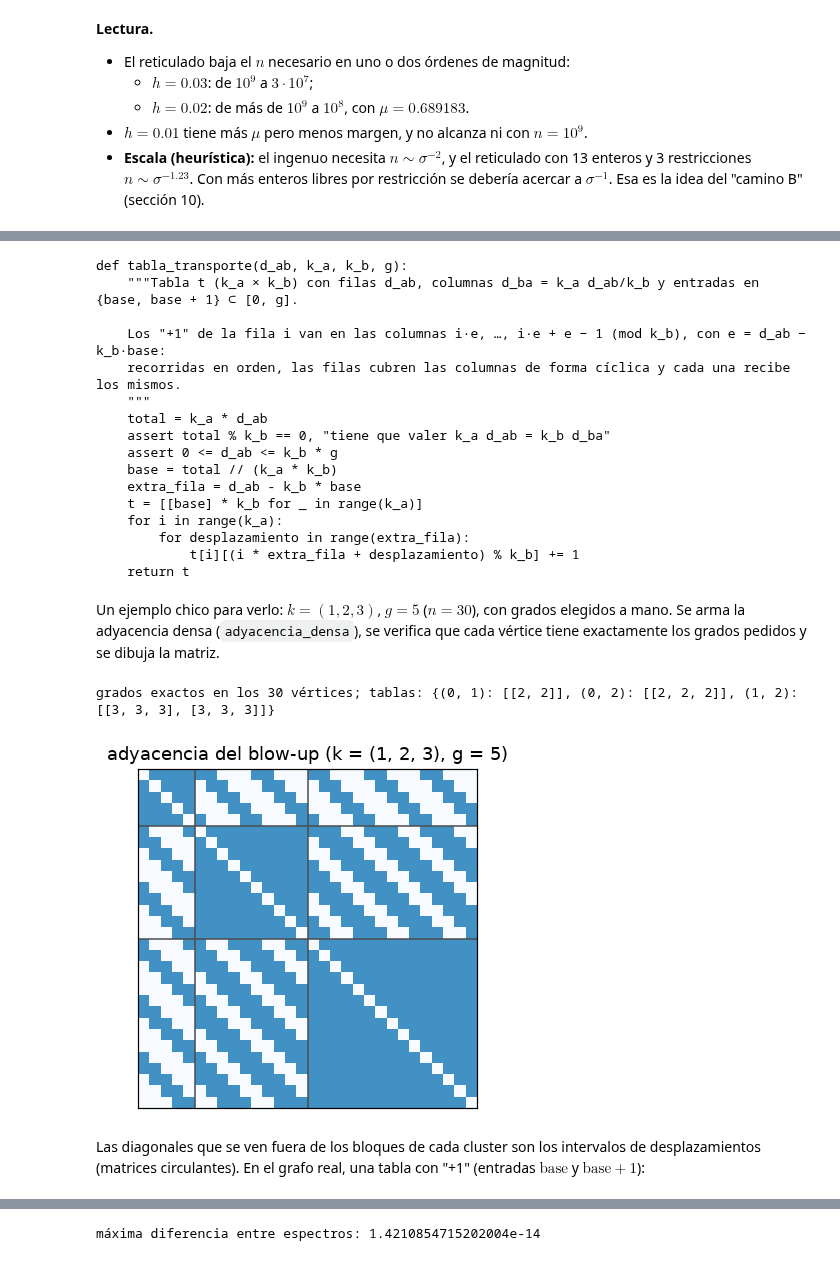
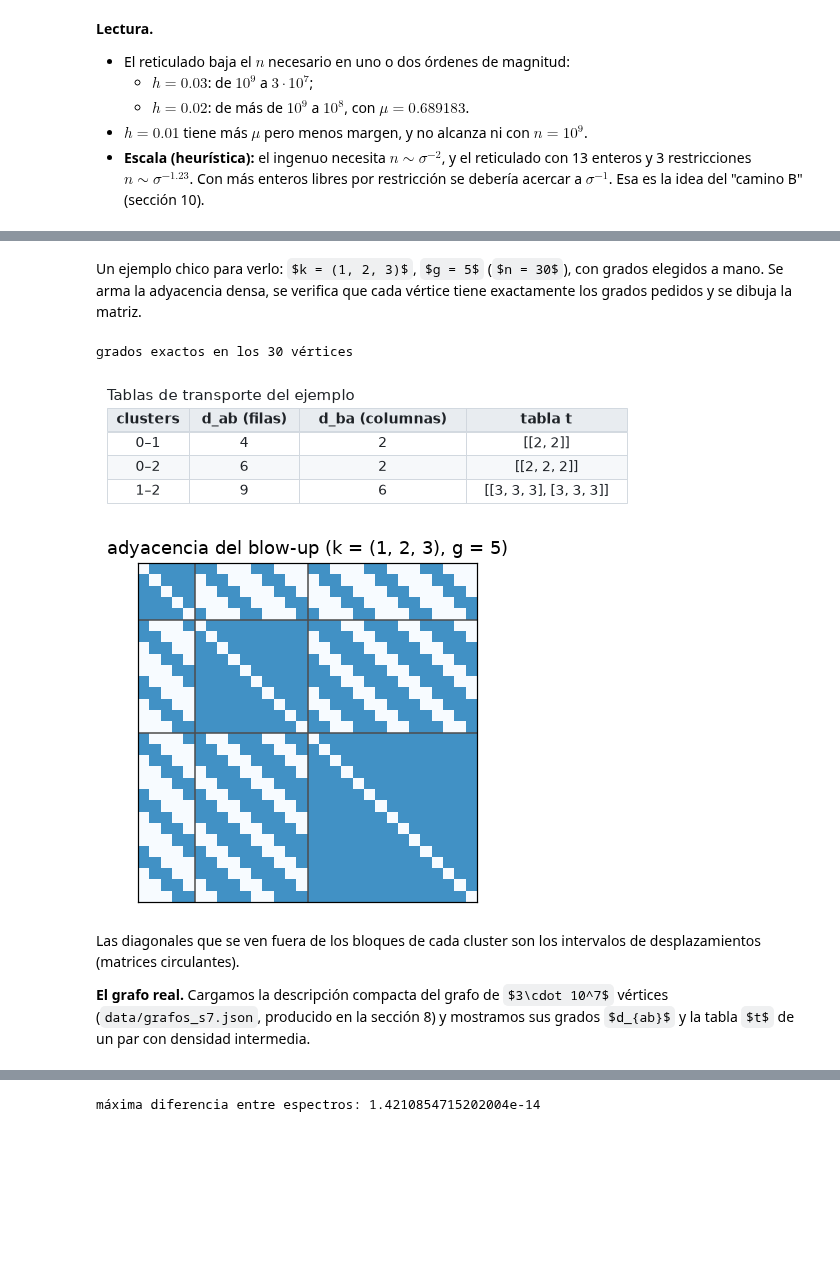
Before and after one commit to Nicoyanz98/investighaton-teo-optimizacion-2026, a Jupyter notebook: notebooks/Grafo_explicito_S7.ipynb, the cells around one changed output, grey strips where cells are left out. Saved outputs shown, nothing was run; the diff lists cells and outputs as text; code cells hidden in the pictures; some formulas as TeX source; blank space fills up the shorter version.

Commit message:
Fixes de visualizacion

```diff
--- a/notebooks/Grafo_explicito_S7.ipynb
+++ b/notebooks/Grafo_explicito_S7.ipynb
@@ -394,11 +666,14 @@ def grados_ingenuos(x, P, k, g):
 # %%
 x_exacto, phi_pulida, P_pulida = pulir(tamanos_exactos(k_s7), phi_plantilla, P_plantilla)
 
+filas = []
 for n_objetivo in [3e7, 1e9]:
     g = int(round(n_objetivo / sum(k_s7)))
     d = grados_ingenuos(x_exacto, P_pulida, k_s7, g)
+    assert d == enteros.grados_ingenuos(x_exacto, P_pulida, k_s7, g)
     evaluacion = evaluar_enteros(k_s7, g, d, phi_pulida, H_PLANTILLA)
-    print(f"n = {sum(k_s7) * g:.3e}  redondeo ingenuo: estricto {evaluacion['ok']}"
-          f"   menor autovalor de L = {evaluacion['menor autovalor']:.2e}"
-          f"   movimiento de fases = {evaluacion['movimiento fases']:.1e}")
+    filas.append([f"{sum(k_s7) * g:.3e}", si_no(evaluacion["ok"]), f"{evaluacion['menor autovalor']:.2e}",
+                  f"{evaluacion['movimiento fases']:.1e}"])
+mostrar_tabla(["n", "estricto", "menor autovalor de L", "movimiento de fases"], filas,
+              titulo="Redondeo ingenuo de la plantilla h = 0.03")
 # %% [output]
@@ -509,7 +871,0 @@ equilibrio pase de inestable a estricto. La tabla completa de la Fase 1:
-# %%
-filas_enteras = cargar_json("s7_enteros.json")
-print(f"{'h':>5s} {'n':>12s} {'ingenuo':>9s} {'reticulado':>11s} {'λ_min(L)':>11s} {'μ':>10s}")
-for r in filas_enteras:
-    mu_texto = f"{r['mu']:.6f}" if r["reticulado_ok"] else "—"
-    print(f"{r['h']:5.2f} {r['n']:12.3e} {str(r['ingenuo_ok']):>9s} {str(r['reticulado_ok']):>11s}"
-          f" {r['menor_autovalor']:11.2e} {mu_texto:>10s}")
@@ -533,0 +895,12 @@ for r in filas_enteras:
+# %%
+filas_enteras = cargar_json("s7_enteros.json")
+filas = []
+resaltadas = []
+for i, r in enumerate(filas_enteras):
+    filas.append([f"{r['h']:.2f}", f"{r['n']:.3e}", si_no(r["ingenuo_ok"]), si_no(r["reticulado_ok"]),
+                  f"{r['menor_autovalor']:.2e}", f"{r['mu']:.6f}" if r["reticulado_ok"] else "—"])
+    if r["reticulado_ok"]:
+        resaltadas.append(i)
+mostrar_tabla(["h", "n", "ingenuo estricto", "reticulado estricto", "λ_min(L) reticulado", "μ"], filas,
+              titulo="Fase 1: redondeo ingenuo contra reticulado (resaltadas: el reticulado es estricto)",
+              resaltar=resaltadas)
@@ -573,19 +949,0 @@ pocos KB, y con eso cualquiera reconstruye el grafo.
-# %%
-mostrar_codigo(tabla_transporte)
-# %% [output]
-def tabla_transporte(d_ab, k_a, k_b, g):
-    """Tabla t (k_a × k_b) con filas d_ab, columnas d_ba = k_a d_ab/k_b y entradas en {base, base + 1} ⊂ [0, g].
-
-    Los "+1" de la fila i van en las columnas i·e, …, i·e + e − 1 (mod k_b), con e = d_ab − k_b·base:
-    recorridas en orden, las filas cubren las columnas de forma cíclica y cada una recibe los mismos.
-    """
-    total = k_a * d_ab
-    assert total % k_b == 0, "tiene que valer k_a d_ab = k_b d_ba"
-    assert 0 <= d_ab <= k_b * g
-    base = total // (k_a * k_b)
-    extra_fila = d_ab - k_b * base
-    t = [[base] * k_b for _ in range(k_a)]
-    for i in range(k_a):
-        for desplazamiento in range(extra_fila):
-            t[i][(i * extra_fila + desplazamiento) % k_b] += 1
-    return t
@@ -592,30 +1000,42 @@ def tabla_transporte(d_ab, k_a, k_b, g):
 # %% [markdown]
 Un ejemplo chico para verlo: $k = (1, 2, 3)$, $g = 5$ ($n = 30$), con grados elegidos a mano. Se arma
-la adyacencia densa (`adyacencia_densa`), se verifica que cada vértice tiene exactamente los grados
-pedidos y se dibuja la matriz.
+la adyacencia densa, se verifica que cada vértice tiene exactamente los grados pedidos y se dibuja la
+matriz.
 # %%
 k_ejemplo = [1, 2, 3]
 g_ejemplo = 5
 d_ejemplo = [[4, 4, 6], [2, 9, 9], [2, 6, 14]]     # n_a d_ab = n_b d_ba con n = (5, 10, 15)
 W_ejemplo = adyacencia_densa(k_ejemplo, g_ejemplo, d_ejemplo)
-inicios = blowup.desplazamientos_cluster(k_ejemplo, g_ejemplo)
+assert (W_ejemplo == blowup.adyacencia_densa(k_ejemplo, g_ejemplo, d_ejemplo)).all()
+inicios = desplazamientos_cluster(k_ejemplo, g_ejemplo)
 tamanos = tamanos_enteros(k_ejemplo, g_ejemplo)
 for a in range(3):
     for b in range(3):
         cuentas = W_ejemplo[inicios[a]: inicios[a] + tamanos[a], inicios[b]: inicios[b] + tamanos[b]].sum(axis=1)
         assert (cuentas == d_ejemplo[a][b]).all()
-print("grados exactos en los 30 vértices; tablas:", blowup.tablas_bloques(k_ejemplo, g_ejemplo, d_ejemplo))
+print("grados exactos en los 30 vértices")
+
+filas = []
+for (a, b), t in tablas_bloques(k_ejemplo, g_ejemplo, d_ejemplo).items():
+    filas.append([f"{a}–{b}", d_ejemplo[a][b], d_ejemplo[b][a], str(t)])
+mostrar_tabla(["clusters", "d_ab (filas)", "d_ba (columnas)", "tabla t"], filas,
+              titulo="Tablas de transporte del ejemplo")
 
 fig, eje = plt.subplots(figsize=(4, 4))
 eje.imshow(W_ejemplo, cmap="Blues", vmin=0, vmax=1.6)
 for corte in inicios[1:]:
     eje.axhline(corte - 0.5, color="0.3", lw=1)
     eje.axvline(corte - 0.5, color="0.3", lw=1)
 eje.set(title="adyacencia del blow-up (k = (1, 2, 3), g = 5)", xticks=[], yticks=[])
 plt.show()
 # %% [output]
-grados exactos en los 30 vértices; tablas: {(0, 1): [[2, 2]], (0, 2): [[2, 2, 2]], (1, 2): [[3, 3, 3], [3, 3, 3]]}
+grados exactos en los 30 vértices
-[figure, old version]
+[figure, new version]
+[figure, added]
 # %% [markdown]
 Las diagonales que se ven fuera de los bloques de cada cluster son los intervalos de desplazamientos
-(matrices circulantes). En el grafo real, una tabla con "+1" (entradas $\text{base}$ y $\text{base}+1$):
+(matrices circulantes).
+
+**El grafo real.** Cargamos la descripción compacta del grafo de $3\cdot 10^7$ vértices
+(`data/grafos_s7.json`, producido en la sección 8) y mostramos sus grados $d_{ab}$ y la tabla $t$ de
+un par con densidad intermedia.
```
Also changed, not shown: parts of 78 cells of this notebook.
